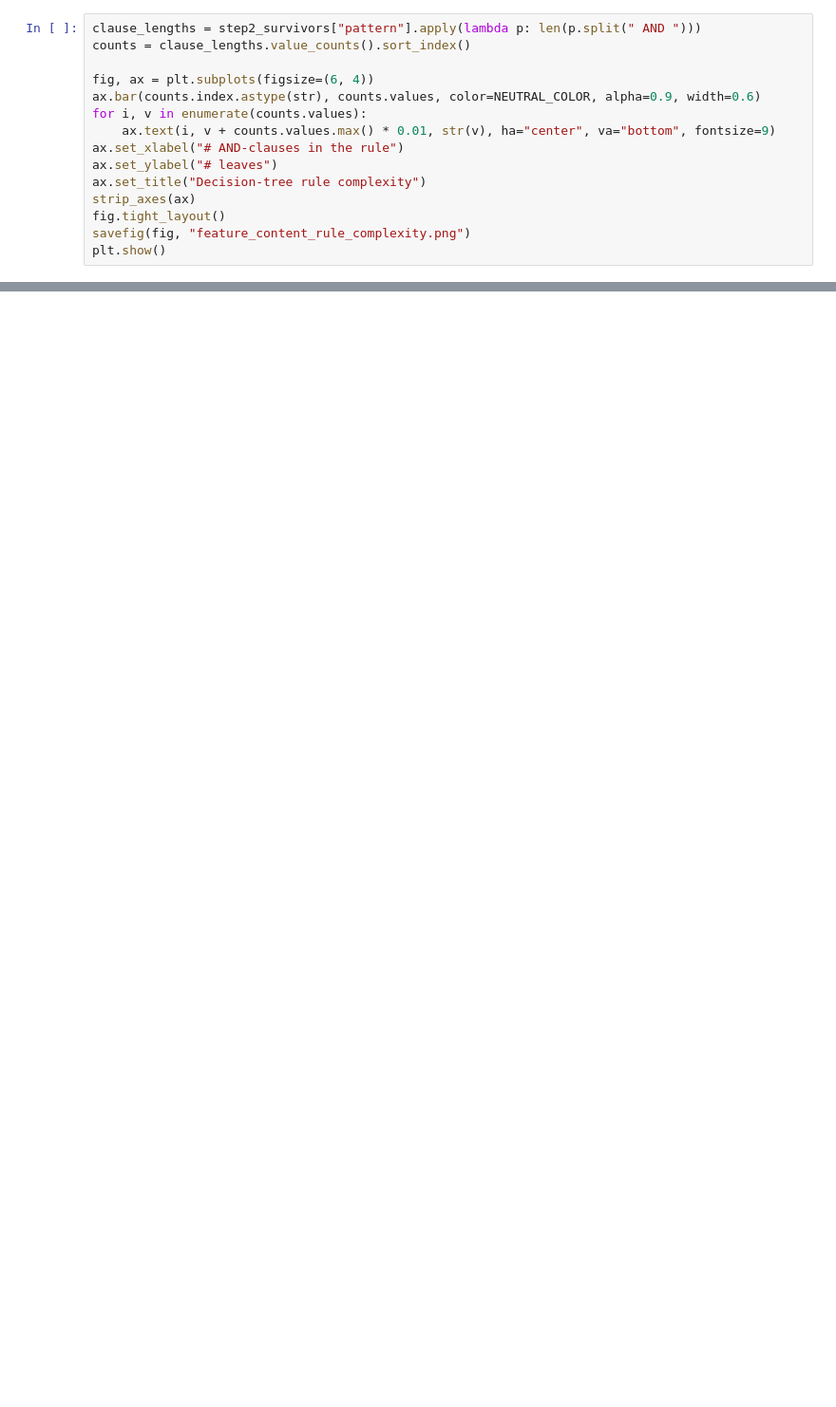
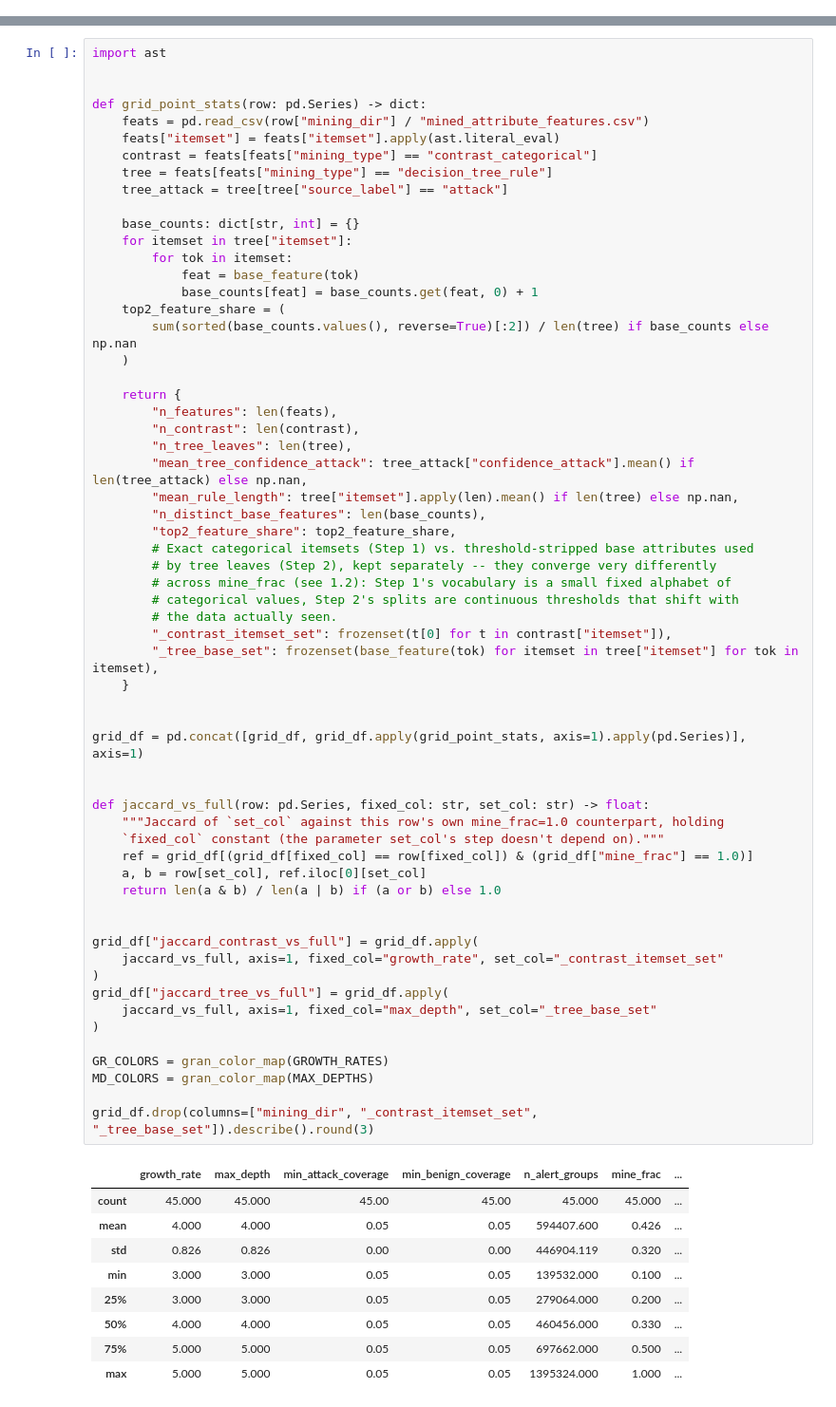
Before and after one commit to annaneliaa/msc-thesis, a Jupyter notebook: src/thesis/notebooks/attribute_mining_sweep_eda.ipynb, the cells around one changed output, grey strips where cells are left out. Shown at 95% size. Saved outputs shown, nothing was run; the diff lists cells and outputs as text; blank space fills up the shorter version.

```diff
--- a/src/thesis/notebooks/attribute_mining_sweep_eda.ipynb
+++ b/src/thesis/notebooks/attribute_mining_sweep_eda.ipynb
@@ -484,15 +0,0 @@ clause count can be lower than the tree's raw split depth.
-# %%
-clause_lengths = step2_survivors["pattern"].apply(lambda p: len(p.split(" AND ")))
-counts = clause_lengths.value_counts().sort_index()
-
-fig, ax = plt.subplots(figsize=(6, 4))
-ax.bar(counts.index.astype(str), counts.values, color=NEUTRAL_COLOR, alpha=0.9, width=0.6)
-for i, v in enumerate(counts.values):
-    ax.text(i, v + counts.values.max() * 0.01, str(v), ha="center", va="bottom", fontsize=9)
-ax.set_xlabel("# AND-clauses in the rule")
-ax.set_ylabel("# leaves")
-ax.set_title("Decision-tree rule complexity")
-strip_axes(ax)
-fig.tight_layout()
-savefig(fig, "feature_content_rule_complexity.png")
-plt.show()
@@ -867,0 +128,70 @@ param_sensitivity_table
+# %%
+import ast
+
+
+def grid_point_stats(row: pd.Series) -> dict:
+    feats = pd.read_csv(row["mining_dir"] / "mined_attribute_features.csv")
+    feats["itemset"] = feats["itemset"].apply(ast.literal_eval)
+    contrast = feats[feats["mining_type"] == "contrast_categorical"]
+    tree = feats[feats["mining_type"] == "decision_tree_rule"]
+    tree_attack = tree[tree["source_label"] == "attack"]
+
+    base_counts: dict[str, int] = {}
+    for itemset in tree["itemset"]:
+        for tok in itemset:
+            feat = base_feature(tok)
+            base_counts[feat] = base_counts.get(feat, 0) + 1
+    top2_feature_share = (
+        sum(sorted(base_counts.values(), reverse=True)[:2]) / len(tree) if base_counts else np.nan
+    )
+
+    return {
+        "n_features": len(feats),
+        "n_contrast": len(contrast),
+        "n_tree_leaves": len(tree),
+        "mean_tree_confidence_attack": tree_attack["confidence_attack"].mean() if len(tree_attack) else np.nan,
+        "mean_rule_length": tree["itemset"].apply(len).mean() if len(tree) else np.nan,
+        "n_distinct_base_features": len(base_counts),
+        "top2_feature_share": top2_feature_share,
+        # Exact categorical itemsets (Step 1) vs. threshold-stripped base attributes used
+        # by tree leaves (Step 2), kept separately -- they converge very differently
+        # across mine_frac (see 1.2): Step 1's vocabulary is a small fixed alphabet of
+        # categorical values, Step 2's splits are continuous thresholds that shift with
+        # the data actually seen.
+        "_contrast_itemset_set": frozenset(t[0] for t in contrast["itemset"]),
+        "_tree_base_set": frozenset(base_feature(tok) for itemset in tree["itemset"] for tok in itemset),
+    }
+
+
+grid_df = pd.concat([grid_df, grid_df.apply(grid_point_stats, axis=1).apply(pd.Series)], axis=1)
+
+
+def jaccard_vs_full(row: pd.Series, fixed_col: str, set_col: str) -> float:
+    """Jaccard of `set_col` against this row's own mine_frac=1.0 counterpart, holding
+    `fixed_col` constant (the parameter set_col's step doesn't depend on)."""
+    ref = grid_df[(grid_df[fixed_col] == row[fixed_col]) & (grid_df["mine_frac"] == 1.0)]
+    a, b = row[set_col], ref.iloc[0][set_col]
+    return len(a & b) / len(a | b) if (a or b) else 1.0
+
+
+grid_df["jaccard_contrast_vs_full"] = grid_df.apply(
+    jaccard_vs_full, axis=1, fixed_col="growth_rate", set_col="_contrast_itemset_set"
+)
+grid_df["jaccard_tree_vs_full"] = grid_df.apply(
+    jaccard_vs_full, axis=1, fixed_col="max_depth", set_col="_tree_base_set"
+)
+
+GR_COLORS = gran_color_map(GROWTH_RATES)
+MD_COLORS = gran_color_map(MAX_DEPTHS)
+
+grid_df.drop(columns=["mining_dir", "_contrast_itemset_set", "_tree_base_set"]).describe().round(3)
+# %% [output]
+|  | growth_rate | max_depth | min_attack_coverage | min_benign_coverage | n_alert_groups | mine_frac | ... |
+| count | 45.000 | 45.000 | 45.00 | 45.00 | 45.000 | 45.000 | ... |
+| mean | 4.000 | 4.000 | 0.05 | 0.05 | 594407.600 | 0.426 | ... |
+| std | 0.826 | 0.826 | 0.00 | 0.00 | 446904.119 | 0.320 | ... |
+| min | 3.000 | 3.000 | 0.05 | 0.05 | 139532.000 | 0.100 | ... |
+| 25% | 3.000 | 3.000 | 0.05 | 0.05 | 279064.000 | 0.200 | ... |
+| 50% | 4.000 | 4.000 | 0.05 | 0.05 | 460456.000 | 0.330 | ... |
+| 75% | 5.000 | 5.000 | 0.05 | 0.05 | 697662.000 | 0.500 | ... |
+| max | 5.000 | 5.000 | 0.05 | 0.05 | 1395324.000 | 1.000 | ... |
```
Also changed, not shown: parts of 53 cells of this notebook, 15 other files.
